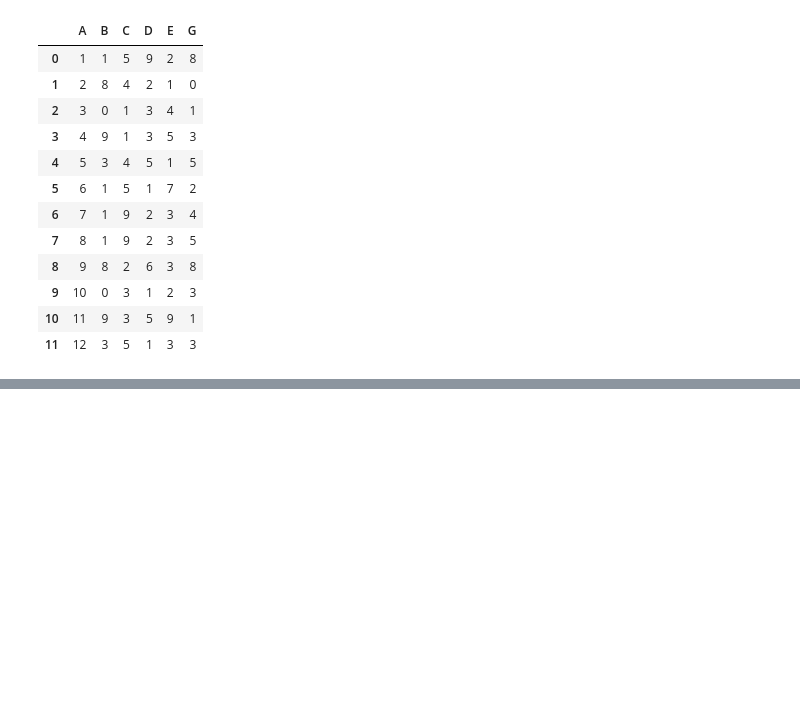
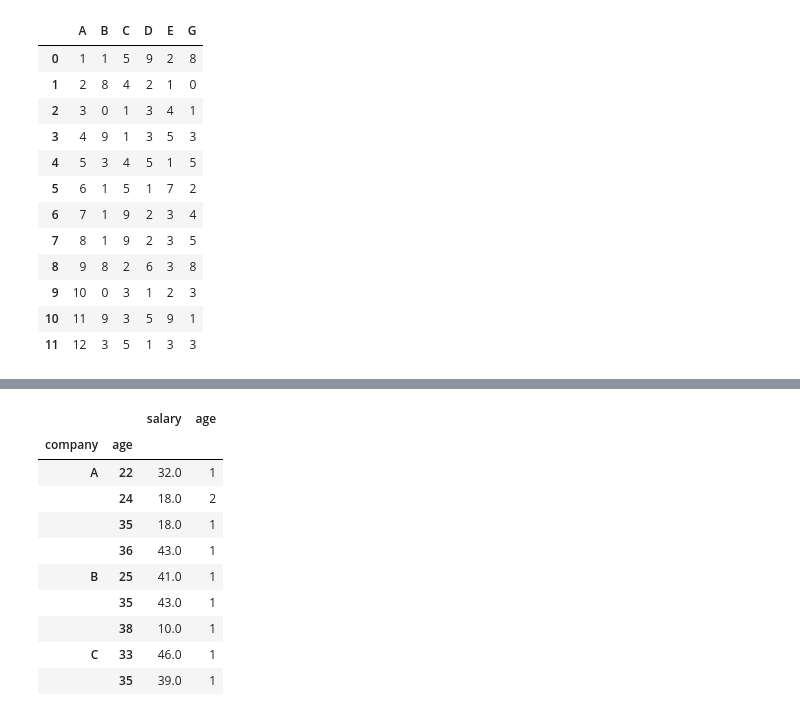
Before and after one commit to sarbbb/ML100Days, a Jupyter notebook: homework/Day13.ipynb, the cells around one changed output, grey strips where cells are left out. Saved outputs shown, nothing was run; the diff lists cells and outputs as text; code cells hidden in the pictures; blank space fills up the shorter version.

```diff
--- a/homework/Day13.ipynb
+++ b/homework/Day13.ipynb
@@ -259,0 +285,15 @@ df10
+# %%
+# 用groupby 聚合多個欄位
+df10.groupby(['company','age']).agg({'salary':'mean','age':'count'})
+# %% [output]
+|  |  | salary | age |
+| company | age |  |  |
+| A | 22 | 32.0 | 1 |
+|  | 24 | 18.0 | 2 |
+|  | 35 | 18.0 | 1 |
+|  | 36 | 43.0 | 1 |
+| B | 25 | 41.0 | 1 |
+|  | 35 | 43.0 | 1 |
+|  | 38 | 10.0 | 1 |
+| C | 33 | 46.0 | 1 |
+|  | 35 | 39.0 | 1 |
```
Also changed, not shown: parts of 5 cells of this notebook, 7 other files.
